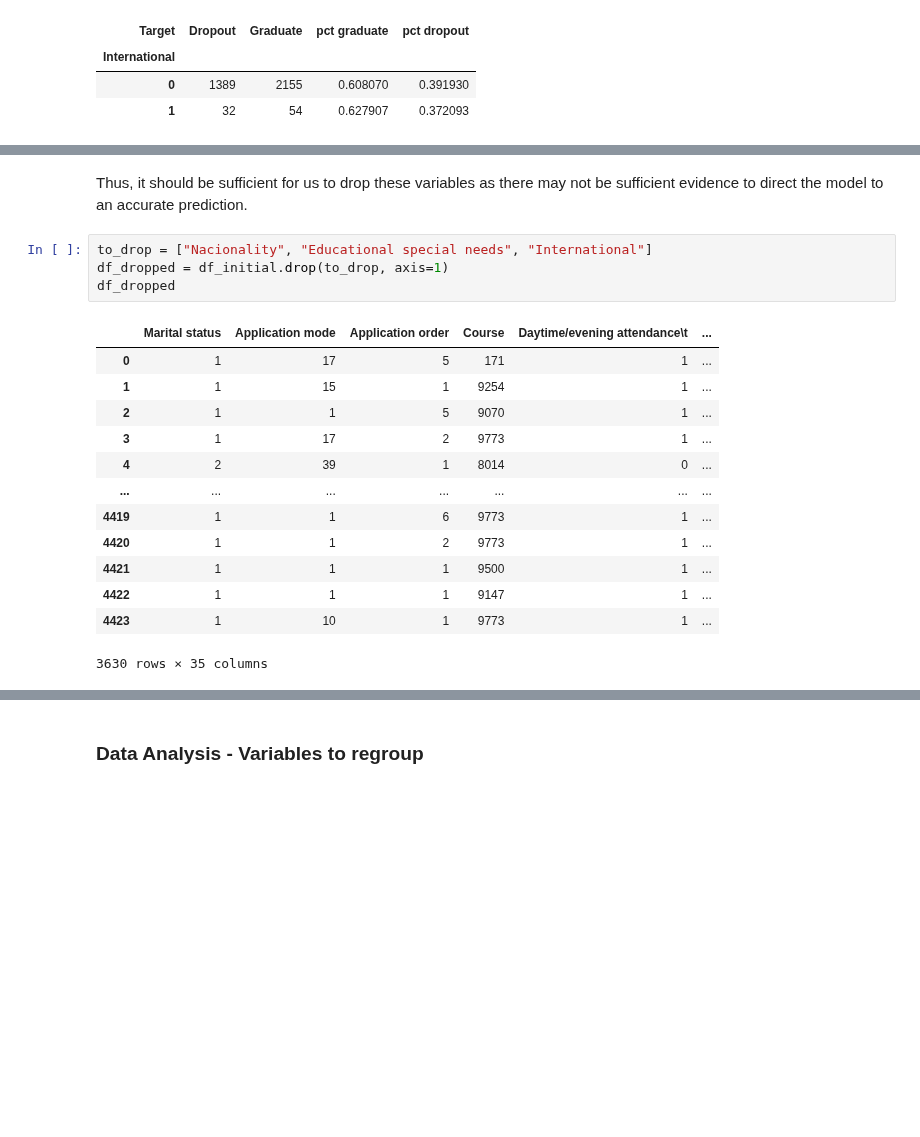
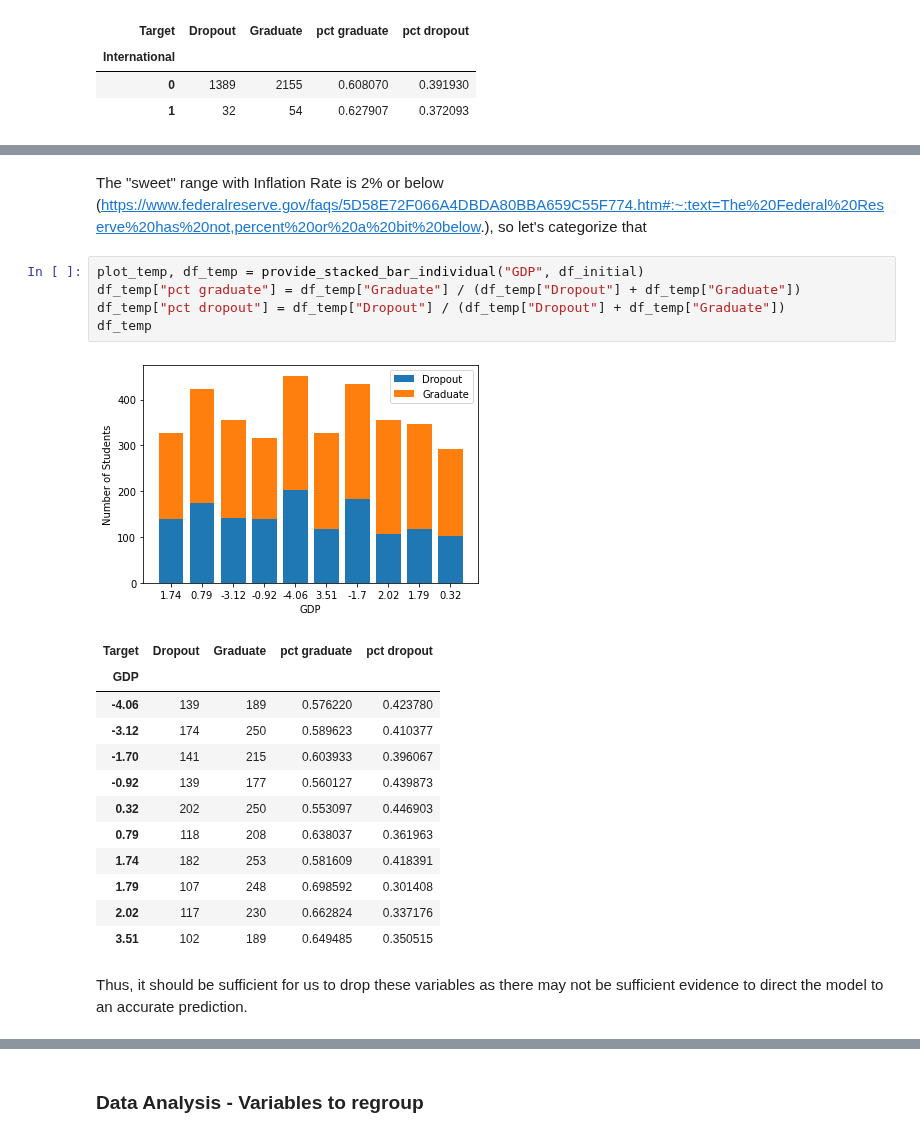
Before and after one commit to obDann/INF2179-GroupProject, a Jupyter notebook: ds_modelling.ipynb, the cells around one changed output, grey strips where cells are left out. Drawn from its saved outputs; the diff is of its cells as text; blank space fills up the shorter version.

Commit message:
re-categorized categorical values to distributions

```diff
--- a/ds_modelling.ipynb
+++ b/ds_modelling.ipynb
@@ -291,20 +363,23 @@ df_temp
+# %% [markdown]
+The "sweet" range with Inflation Rate is 2% or below (https://www.federalreserve.gov/faqs/5D58E72F066A4DBDA80BBA659C55F774.htm#:~:text=The%20Federal%20Reserve%20has%20not,percent%20or%20a%20bit%20below.), so let's categorize that
+# %%
+plot_temp, df_temp = provide_stacked_bar_individual("GDP", df_initial)
+df_temp["pct graduate"] = df_temp["Graduate"] / (df_temp["Dropout"] + df_temp["Graduate"])
+df_temp["pct dropout"] = df_temp["Dropout"] / (df_temp["Dropout"] + df_temp["Graduate"])
+df_temp
+# %% [output]
+[figure, added]
+| Target | Dropout | Graduate | pct graduate | pct dropout |
+| GDP |  |  |  |  |
+| -4.06 | 139 | 189 | 0.576220 | 0.423780 |
+| -3.12 | 174 | 250 | 0.589623 | 0.410377 |
+| -1.70 | 141 | 215 | 0.603933 | 0.396067 |
+| -0.92 | 139 | 177 | 0.560127 | 0.439873 |
+| 0.32 | 202 | 250 | 0.553097 | 0.446903 |
+| 0.79 | 118 | 208 | 0.638037 | 0.361963 |
+| 1.74 | 182 | 253 | 0.581609 | 0.418391 |
+| 1.79 | 107 | 248 | 0.698592 | 0.301408 |
+| 2.02 | 117 | 230 | 0.662824 | 0.337176 |
+| 3.51 | 102 | 189 | 0.649485 | 0.350515 |
 # %% [markdown]
 Thus, it should be sufficient for us to drop these variables as there may not be sufficient evidence to direct the model to an accurate prediction.
-# %%
-to_drop = ["Nacionality", "Educational special needs", "International"]
-df_dropped = df_initial.drop(to_drop, axis=1)
-df_dropped
-# %% [output]
-|  | Marital status | Application mode | Application order | Course | Daytime/evening attendance\t | ... |
-| 0 | 1 | 17 | 5 | 171 | 1 | ... |
-| 1 | 1 | 15 | 1 | 9254 | 1 | ... |
-| 2 | 1 | 1 | 5 | 9070 | 1 | ... |
-| 3 | 1 | 17 | 2 | 9773 | 1 | ... |
-| 4 | 2 | 39 | 1 | 8014 | 0 | ... |
-| ... | ... | ... | ... | ... | ... | ... |
-| 4419 | 1 | 1 | 6 | 9773 | 1 | ... |
-| 4420 | 1 | 1 | 2 | 9773 | 1 | ... |
-| 4421 | 1 | 1 | 1 | 9500 | 1 | ... |
-| 4422 | 1 | 1 | 1 | 9147 | 1 | ... |
-| 4423 | 1 | 10 | 1 | 9773 | 1 | ... |
-3630 rows × 35 columns
```
Also changed, not shown: parts of 39 cells of this notebook.
